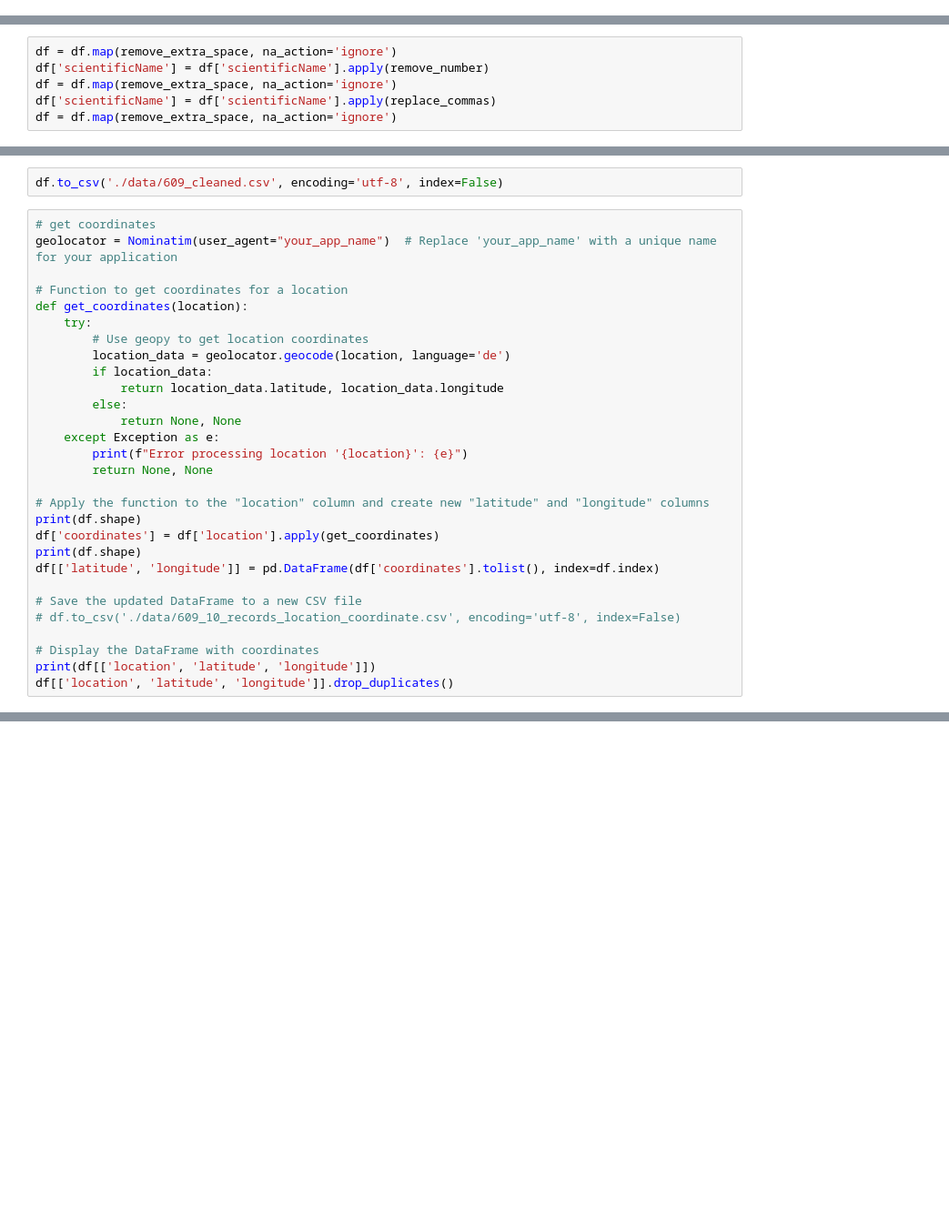
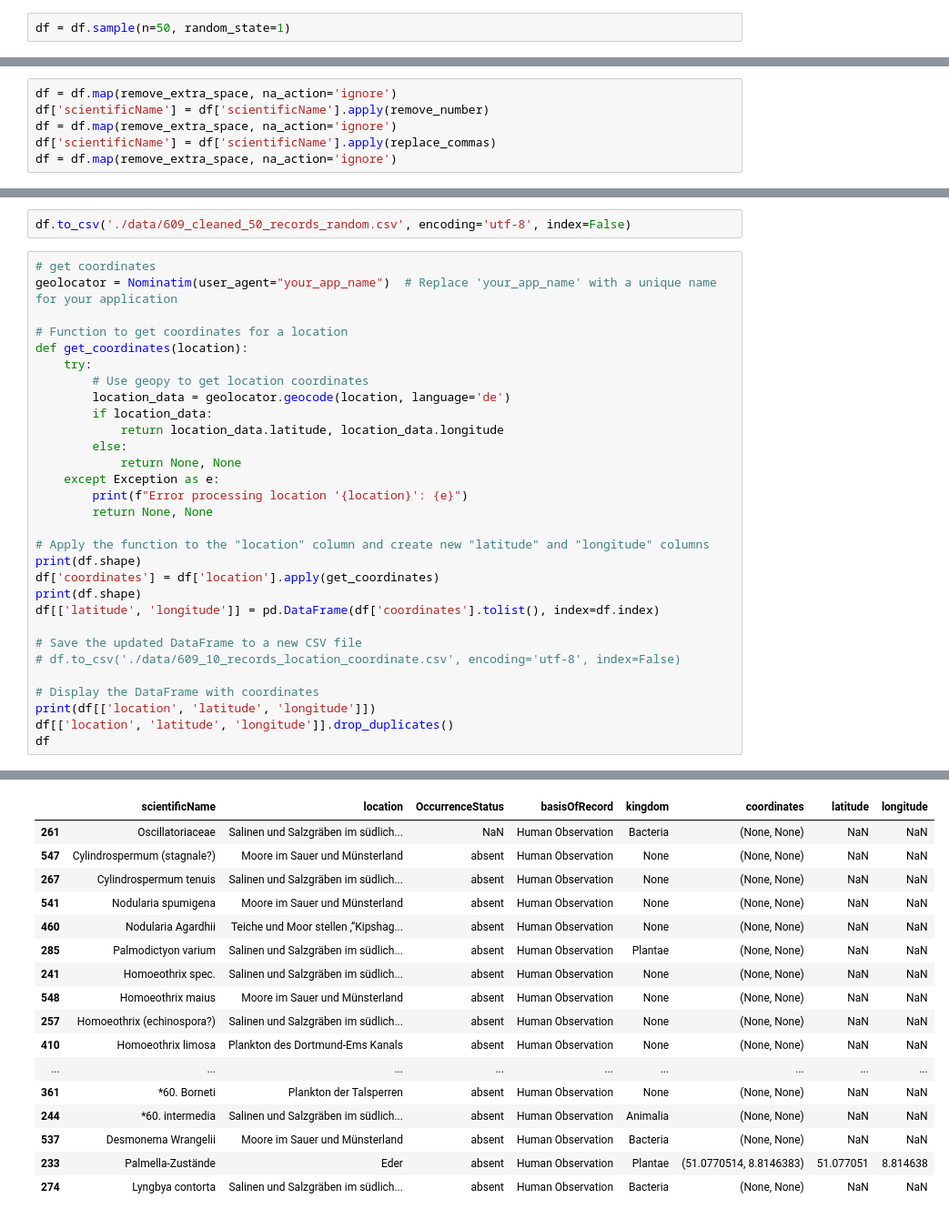
Before and after one commit to vyasakhilesh/sc_species, a Jupyter notebook: data_preparation.ipynb, the cells around one changed output, grey strips where cells are left out. Shown at 91% size. Cells and saved outputs as stored; diff of their text form; blank space fills up the shorter version.

```diff
--- a/data_preparation.ipynb
+++ b/data_preparation.ipynb
@@ -63,0 +68,2 @@ df.head()
+# %%
+df = df.sample(n=50, random_state=1)
@@ -122,7 +138,7 @@ scientificName_list = df['scientificName'].tolist()
 df['scientificName'] = [scientificName_list[0]]+ [complete_species_name(scientificName_list, i) for i, j in enumerate(scientificName_list) if i>0]
 df['kingdom'] = df['scientificName'].apply(get_kingdom)
 # %%
-df.to_csv('./data/609_cleaned.csv', encoding='utf-8', index=False)
+df.to_csv('./data/609_cleaned_50_records_random.csv', encoding='utf-8', index=False)
 # %%
 # get coordinates
 geolocator = Nominatim(user_agent="your_app_name")  # Replace 'your_app_name' with a unique name for your application
@@ -152,3 +168,5 @@ df[['latitude', 'longitude']] = pd.DataFrame(df['coordinates'].tolist(), index=d
 # Display the DataFrame with coordinates
 print(df[['location', 'latitude', 'longitude']])
 df[['location', 'latitude', 'longitude']].drop_duplicates()
+df
+# %% [output]
@@ -155,3 +190,20 @@ df[['location', 'latitude', 'longitude']].drop_duplicates()
+|  | scientificName | location | OccurrenceStatus | basisOfRecord | kingdom | coordinates | latitude | longitude |
+| 261 | Oscillatoriaceae | Salinen und Salzgräben im südlich... | NaN | Human Observation | Bacteria | (None, None) | NaN | NaN |
+| 547 | Cylindrospermum (stagnale?) | Moore im Sauer und Münsterland | absent | Human Observation | None | (None, None) | NaN | NaN |
+| 267 | Cylindrospermum tenuis | Salinen und Salzgräben im südlich... | absent | Human Observation | None | (None, None) | NaN | NaN |
+| 541 | Nodularia spumigena | Moore im Sauer und Münsterland | absent | Human Observation | None | (None, None) | NaN | NaN |
+| 460 | Nodularia Agardhii | Teiche und Moor stellen ,“Kipshag... | absent | Human Observation | None | (None, None) | NaN | NaN |
+| 285 | Palmodictyon varium | Salinen und Salzgräben im südlich... | absent | Human Observation | Plantae | (None, None) | NaN | NaN |
+| 241 | Homoeothrix spec. | Salinen und Salzgräben im südlich... | absent | Human Observation | None | (None, None) | NaN | NaN |
+| 548 | Homoeothrix maius | Moore im Sauer und Münsterland | absent | Human Observation | None | (None, None) | NaN | NaN |
+| 257 | Homoeothrix (echinospora?) | Salinen und Salzgräben im südlich... | absent | Human Observation | None | (None, None) | NaN | NaN |
+| 410 | Homoeothrix limosa | Plankton des Dortmund-Ems Kanals | absent | Human Observation | None | (None, None) | NaN | NaN |
+| ... | ... | ... | ... | ... | ... | ... | ... | ... |
+| 361 | *60. Borneti | Plankton der Talsperren | absent | Human Observation | None | (None, None) | NaN | NaN |
+| 244 | *60. intermedia | Salinen und Salzgräben im südlich... | absent | Human Observation | Animalia | (None, None) | NaN | NaN |
+| 537 | Desmonema Wrangelii | Moore im Sauer und Münsterland | absent | Human Observation | Bacteria | (None, None) | NaN | NaN |
+| 233 | Palmella-Zustände | Eder | absent | Human Observation | Plantae | (51.0770514, 8.8146383) | 51.077051 | 8.814638 |
+| 274 | Lyngbya contorta | Salinen und Salzgräben im südlich... | absent | Human Observation | Bacteria | (None, None) | NaN | NaN |
 # %%
 ## get coordinates
 
```
Also changed, not shown: parts of 6 cells of this notebook, 5 other files.
